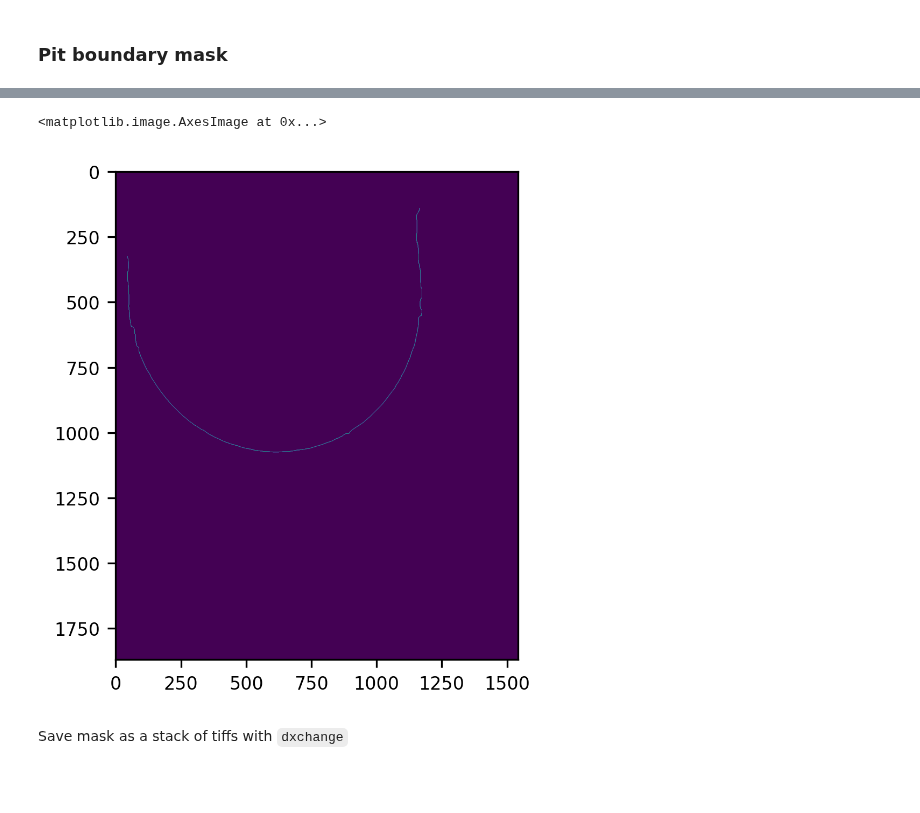
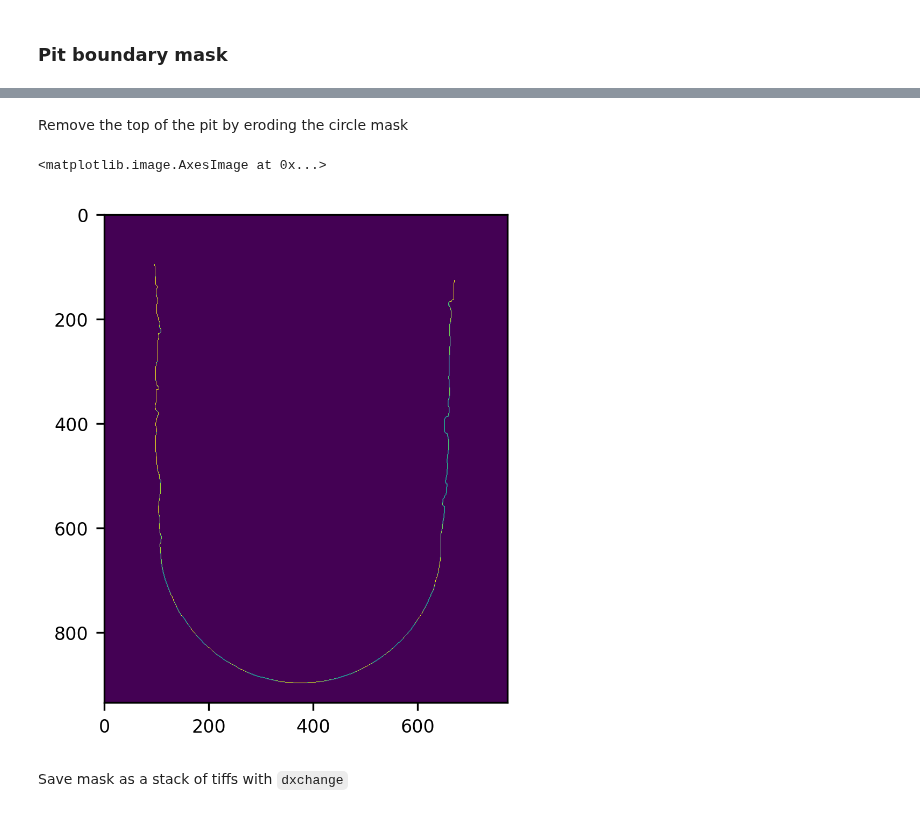
Before and after one commit to gianthk/CERIC-Franceschin, a Jupyter notebook: notebooks/581681_punta_HR_stitch2_masks.ipynb, the cells around one changed output, grey strips where cells are left out. Cells and saved outputs as stored; diff of their text form; code cells hidden in the pictures; blank space fills up the shorter version.

```diff
--- a/notebooks/581681_punta_HR_stitch2_masks.ipynb
+++ b/notebooks/581681_punta_HR_stitch2_masks.ipynb
@@ -250,0 +252,3 @@ plt.imshow(BW_pit[-1,:,:])
+# %%
+# BW_pit = BW_pit == 255 # full resolution version
+BW_pit_small = BW_pit_small > 128
@@ -251,7 +266,7 @@ plt.imshow(BW_pit[-1,:,:])
 # %% [markdown]
 ### Pit boundary mask
 # %%
-BW_pit_boundary = BW_pit & ~ndimage.binary_erosion(BW_pit, morphology.ball(1), border_value=1)
+BW_pit_boundary = BW_pit_small & ~ndimage.binary_erosion(BW_pit_small, morphology.ball(1), border_value=1)
 # %%
 plt.imshow(BW_pit_boundary[50,:,:])
 # %% [output]
@@ -262,0 +277,3 @@ Remove the top of the pit by eroding the circle mask
+# %%
+# reload and downsample the circle mask
+BW_circle = ndimage.zoom(read_tiff_stack(work_folder+"/masks/circle/slice.tiff"), 1/downsample_factor, order=2, mode='reflect')
@@ -263,10 +285,12 @@ Remove the top of the pit by eroding the circle mask
+# %% [markdown]
+Remove the top of the pit by eroding the circle mask
 # %%
-BW_pit_bottom = BW_pit_boundary & ndimage.binary_erosion(~BW_circle, morphology.ball(1), border_value=True)
+BW_pit_front = BW_pit_boundary & ndimage.binary_erosion(~BW_circle.astype('bool'), morphology.ball(2), border_value=True)
 # %%
-plt.imshow(BW_pit_bottom[150,:,:])
+plt.imshow(BW_pit_front[1000,:,:])
 # %% [output]
 <matplotlib.image.AxesImage at 0x...>
-[figure, old version]
+[figure, new version]
 # %% [markdown]
 Save mask as a stack of tiffs with `dxchange`
 # %%
```
Also changed, not shown: parts of 12 cells of this notebook, 1 other file.
